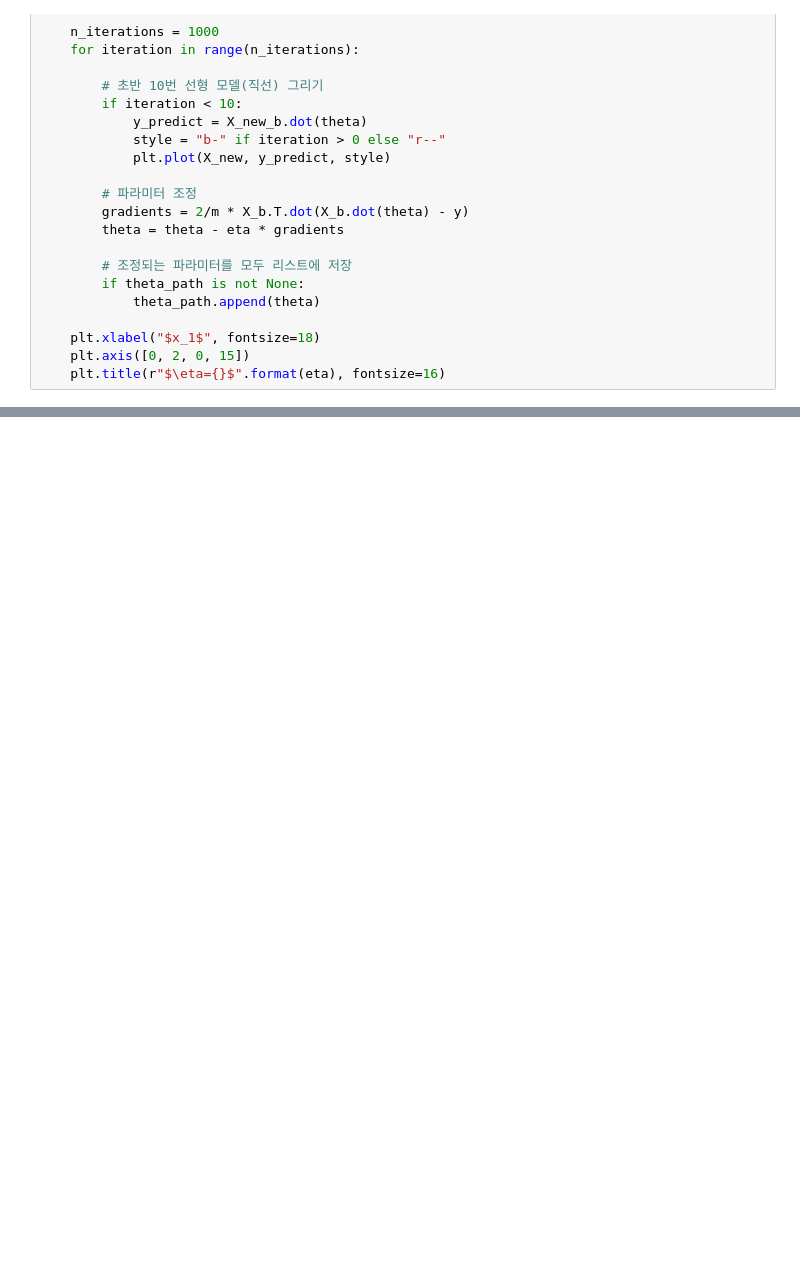
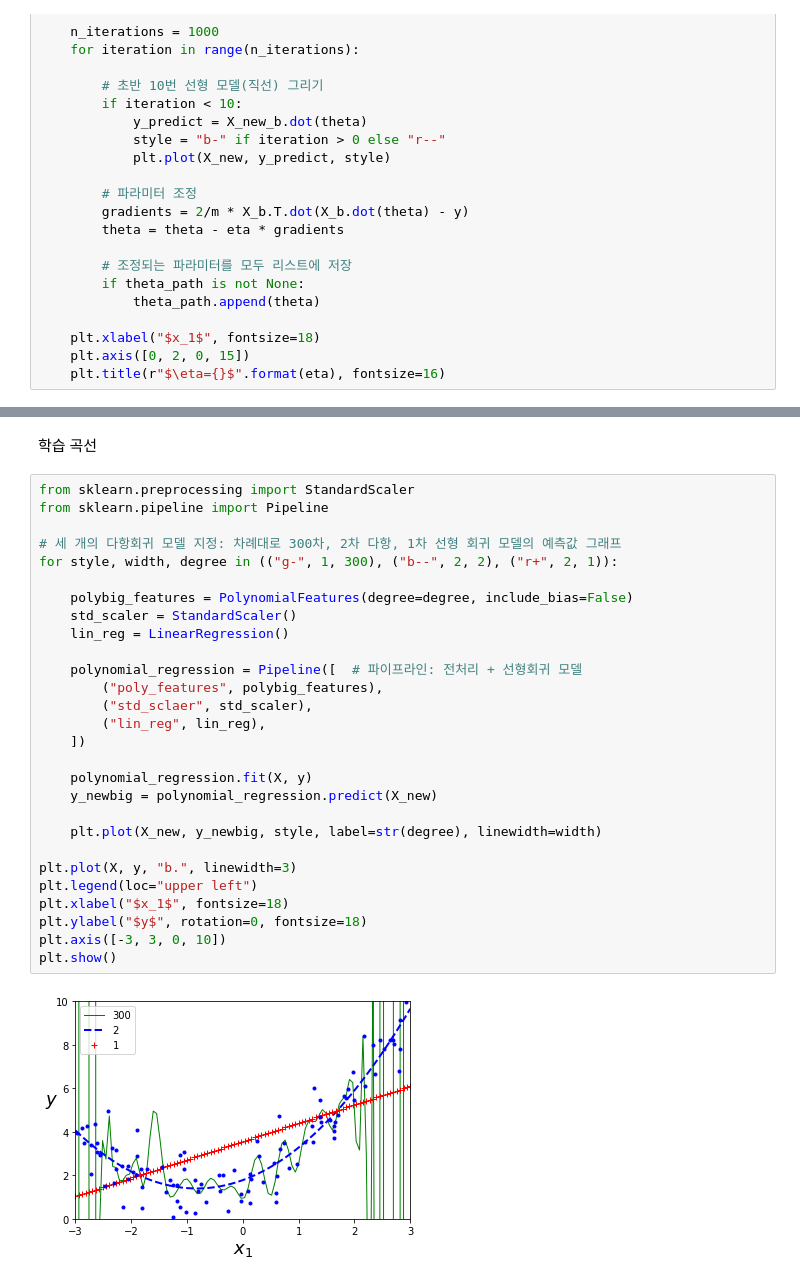
Before and after one commit to mjk0618/algorithm_study, a Jupyter notebook: python/hands_on_machine_learning/chapter_04.ipynb, the cells around one changed output, grey strips where cells are left out. Cells and saved outputs as stored; diff of their text form; blank space fills up the shorter version.

```diff
--- a/python/hands_on_machine_learning/chapter_04.ipynb
+++ b/python/hands_on_machine_learning/chapter_04.ipynb
@@ -140,0 +286,32 @@ plt.show()
+# %% [markdown]
+학습 곡선
+# %%
+from sklearn.preprocessing import StandardScaler
+from sklearn.pipeline import Pipeline
+
+# 세 개의 다항회귀 모델 지정: 차례대로 300차, 2차 다항, 1차 선형 회귀 모델의 예측값 그래프
+for style, width, degree in (("g-", 1, 300), ("b--", 2, 2), ("r+", 2, 1)):
+
+    polybig_features = PolynomialFeatures(degree=degree, include_bias=False)
+    std_scaler = StandardScaler()
+    lin_reg = LinearRegression()
+
+    polynomial_regression = Pipeline([  # 파이프라인: 전처리 + 선형회귀 모델
+        ("poly_features", polybig_features),
+        ("std_sclaer", std_scaler),
+        ("lin_reg", lin_reg),
+    ])
+
+    polynomial_regression.fit(X, y)
+    y_newbig = polynomial_regression.predict(X_new)
+
+    plt.plot(X_new, y_newbig, style, label=str(degree), linewidth=width)
+
+plt.plot(X, y, "b.", linewidth=3)
+plt.legend(loc="upper left")
+plt.xlabel("$x_1$", fontsize=18)
+plt.ylabel("$y$", rotation=0, fontsize=18)
+plt.axis([-3, 3, 0, 10])
+plt.show()
+# %% [output]
+[figure, added]
```
Also changed, not shown: parts of 16 cells of this notebook.
